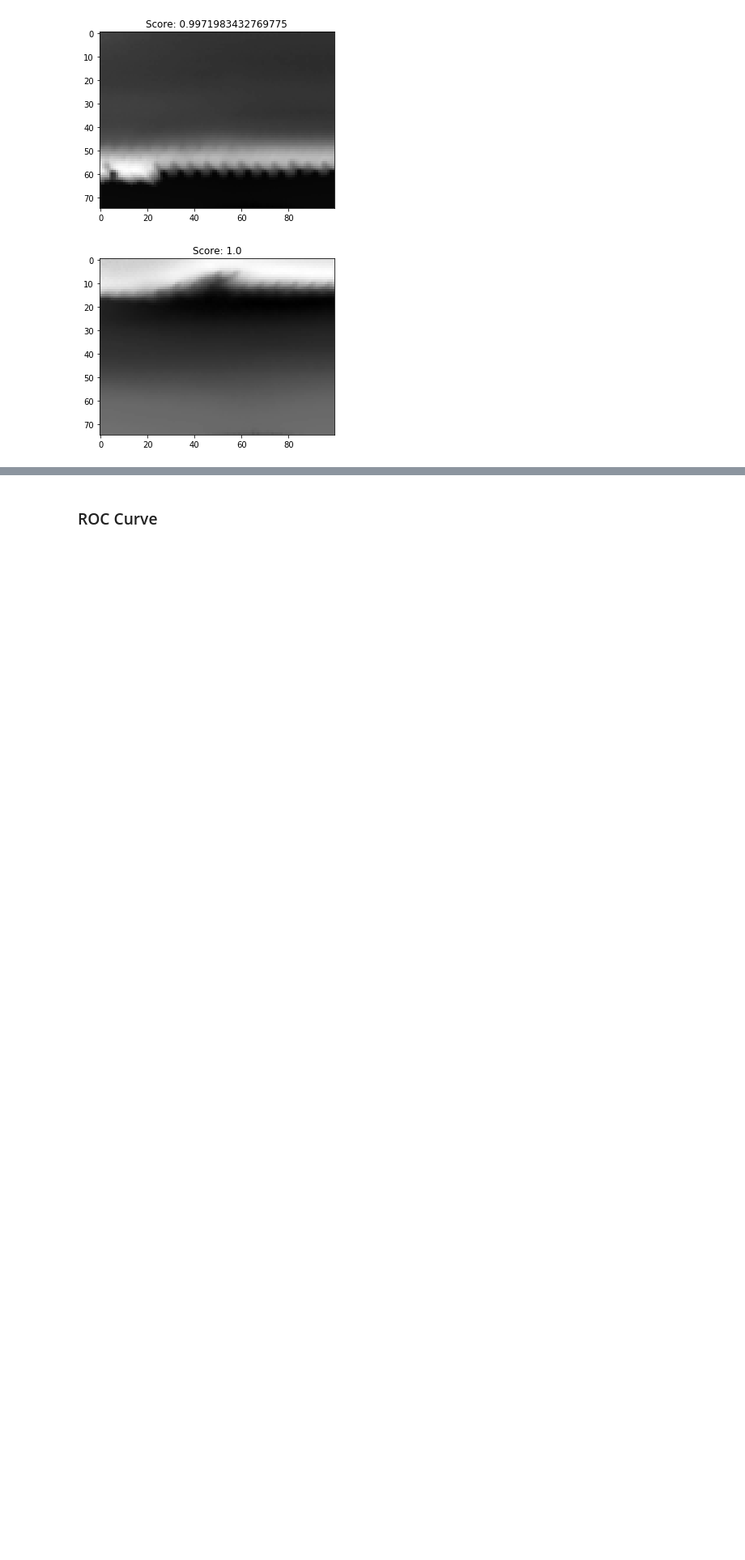
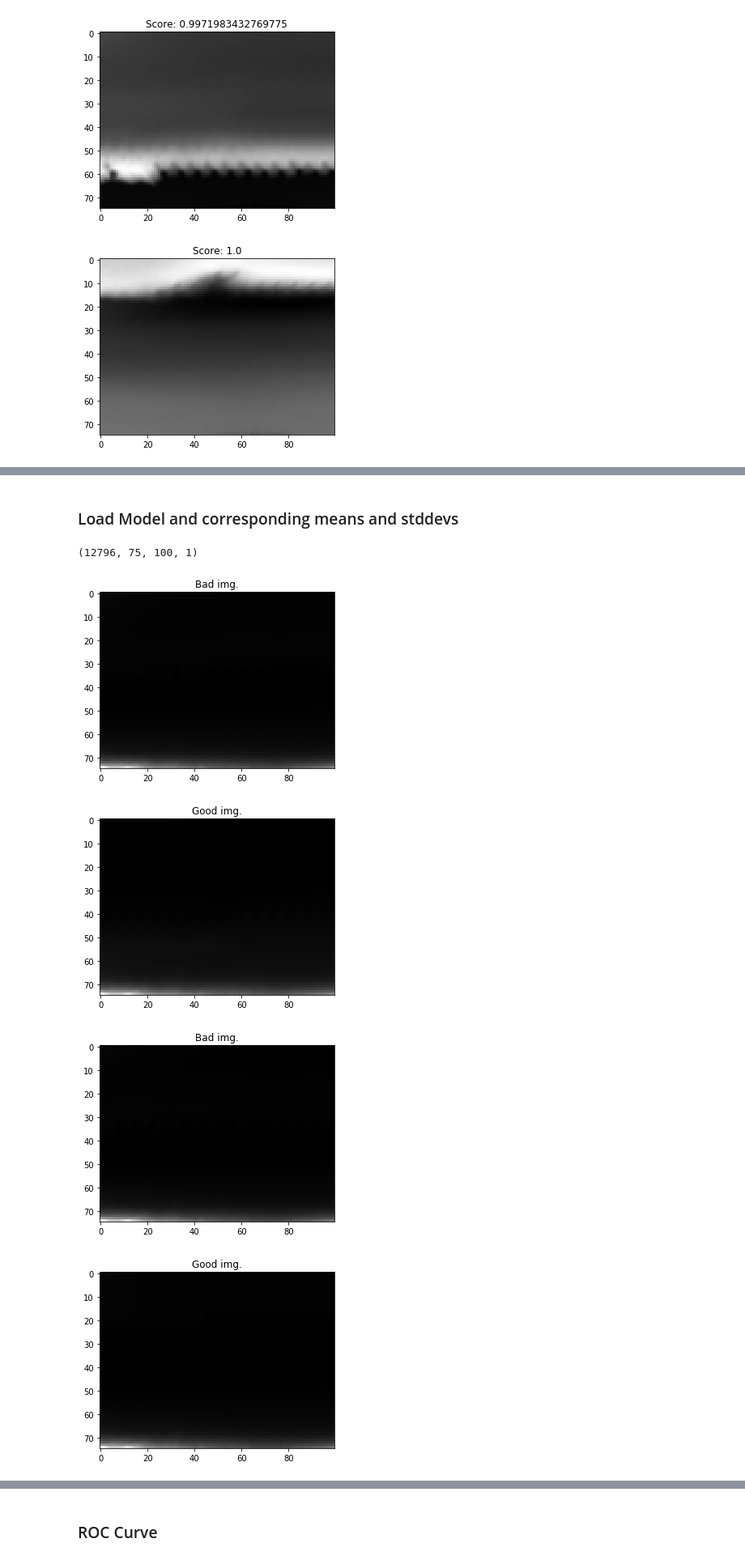
Before and after one commit to jamenne/WindingControl, a Jupyter notebook: plotmaker.ipynb, the cells around one changed output, grey strips where cells are left out. Shown at 81% size. Saved outputs shown, nothing was run; the diff lists cells and outputs as text; code cells hidden in the pictures; blank space fills up the shorter version.

Commit message:
try to classify July images

```diff
--- a/plotmaker.ipynb
+++ b/plotmaker.ipynb
@@ -489,0 +528,15 @@ for i, (pic,p) in enumerate(zip(img_neg_false[:], score_neg_false[:])):
+# %%
+#Shuffling the order of the input - required to avoid batches selecting only positive/negative images
+randomize = np.arange(len(X_all))
+np.random.shuffle(randomize)
+X_all = X_all[randomize]
+Y_all = Y_all[randomize]
+
+print(X_all.shape)
+print(Y_all.shape)
+
+X_all = X_all.reshape(X_all.shape[0], h, w, 1)
+
+#Shape check (NumberofImages, Height, Width, Depth)
+print(X_all.shape)
+print(Y_all.shape)
@@ -489,0 +548,13 @@ for i, (pic,p) in enumerate(zip(img_neg_false[:], score_neg_false[:])):
+# %%
+# Check labeling of Data
+if False:
+    for i, img in enumerate(X_all[:50]):
+        plt.imshow(np.squeeze(img), cmap='gray')
+
+        name = "Good img" if Y_all[i] == 1 else "Bad img"
+        plt.title('{}.'.format(name))
+        #plt.savefig('../Plots/TestImg/{}.png'.format(i))
+        i+=1
+        plt.show()
+# %% [markdown]
+### Load Model and corresponding means and stddevs
@@ -489,0 +564,26 @@ for i, (pic,p) in enumerate(zip(img_neg_false[:], score_neg_false[:])):
+# %%
+X_all.shape
+# %% [output]
+(12796, 75, 100, 1)
+# %%
+# Normalize Imgages
+
+means = np.loadtxt('../TrainedModels/2017-09-11/MeansStdDev/Means_2017-09-11_11-48-26.txt')
+stds = np.loadtxt('../TrainedModels/2017-09-11/MeansStdDev/StdDev_2017-09-11_11-48-26.txt')
+
+X_all_norm = np.array([(np.squeeze(img)-means)/stds for img in X_all])
+# %%
+if True:
+    for i, img in enumerate(X_all_norm[:10]):
+        plt.imshow(np.squeeze(img), cmap='gray')
+
+        name = "Good img" if Y_all[i] == 1 else "Bad img"
+        plt.title('{}.'.format(name))
+        #plt.savefig('../Plots/TestImg/{}.png'.format(i))
+        i+=1
+        plt.show()
+# %% [output]
+[figure, added]
+[figure, added]
+[figure, added]
+[figure, added]
```
Also changed, not shown: parts of 20 cells of this notebook.
